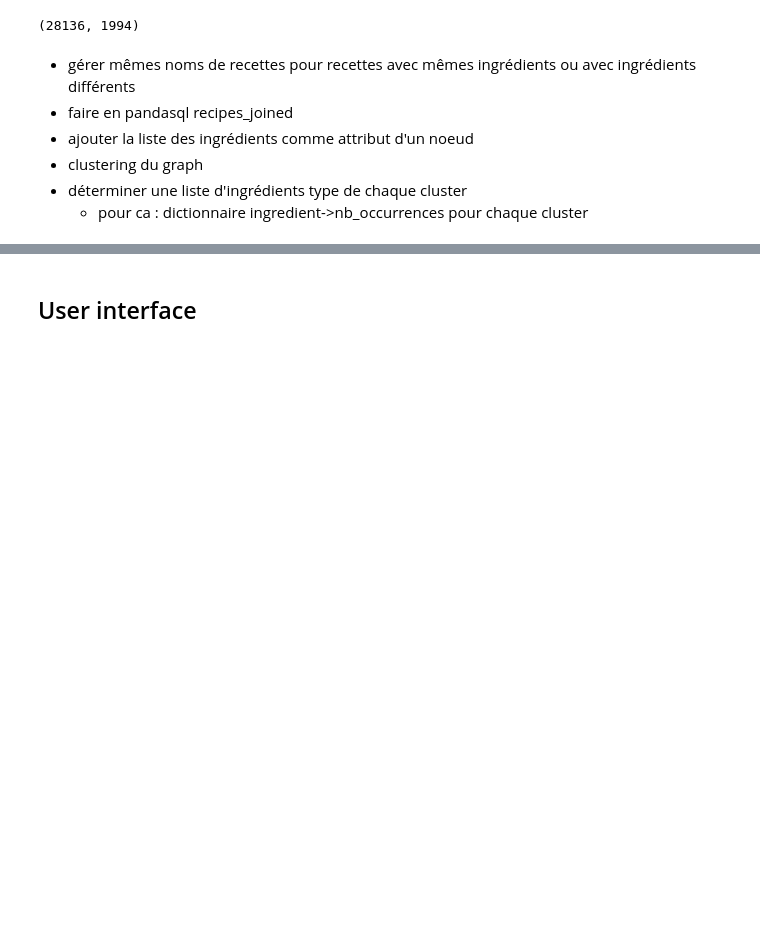
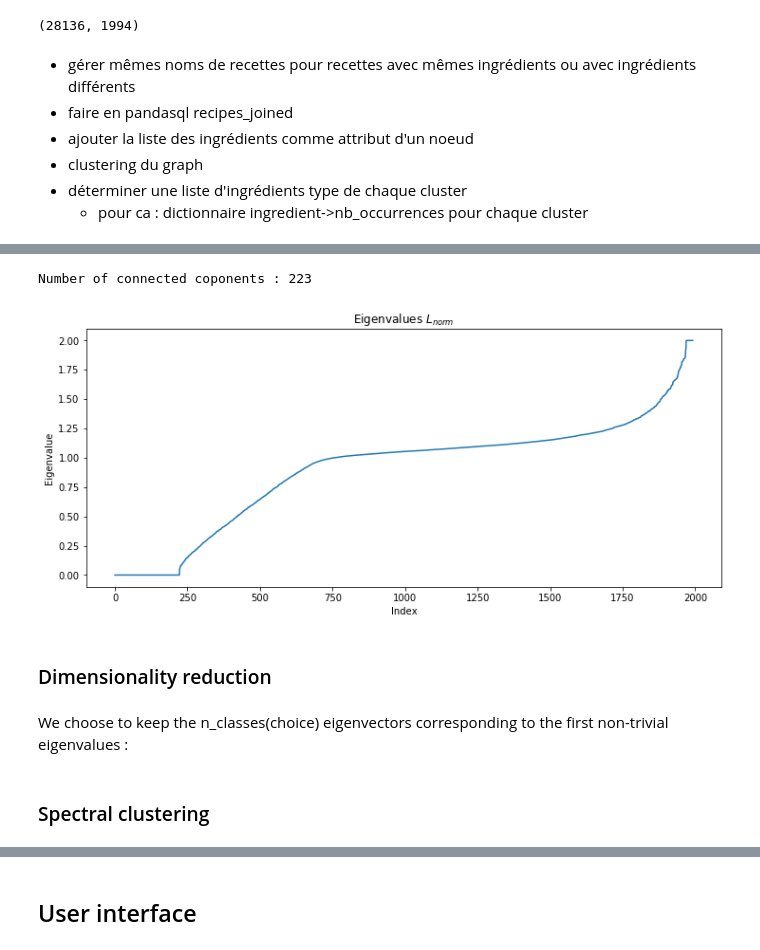
Before and after one commit to raphstrebel/ntds_project, a Jupyter notebook: project.ipynb, the cells around one changed output, grey strips where cells are left out. Saved outputs shown, nothing was run; the diff lists cells and outputs as text; code cells hidden in the pictures; blank space fills up the shorter version.

```diff
--- a/project.ipynb
+++ b/project.ipynb
@@ -579,0 +608,34 @@ clustering = SpectralClustering(n_clusters=nbClusters, assign_labels="discretize
+# %%
+from scipy.sparse.csgraph import laplacian
+from scipy.sparse.linalg import eigs
+
+#Compute normalized Laplacian (for sparse matrix)
+laplacian_norm = laplacian(adj, normed=True, return_diag=False, use_out_degree=False)
+
+#Compute eigenvectors and eigenvalues of the Laplacian (for sparse matrix)
+N=laplacian_norm.shape[0]-1
+lamb_norm, U_norm = eigs(laplacian_norm,k=N-1)
+# %%
+#As the output is in complex format, we have to convert it (but the imaginary part is zero)
+lamb_norm=np.real(lamb_norm)
+U_norm=np.real(U_norm)
+
+#We sort the eigenvalues and their corresponding eigenvectors by ascending order
+idx=np.argsort(lamb_norm)
+lamb_norm=lamb_norm[idx]
+
+#And we compute the number of connected components
+n_CC = np.count_nonzero(lamb_norm <= 1e-12)
+# %%
+print("Number of connected coponents :",n_CC)
+plt.figure(figsize=(12,5))
+plt.plot(lamb_norm)
+plt.xlabel('Index')
+plt.ylabel('Eigenvalue')
+plt.title('Eigenvalues $L_{norm}$')
+plt.show()
+# %% [output]
+Number of connected coponents : 223
+[figure, added]
+# %% [markdown]
+### Dimensionality reduction
@@ -579,0 +655,2 @@ clustering = SpectralClustering(n_clusters=nbClusters, assign_labels="discretize
+# %% [markdown]
+We choose to keep the n_classes(choice) eigenvectors corresponding to the first non-trivial eigenvalues :
@@ -579,0 +660,2 @@ clustering = SpectralClustering(n_clusters=nbClusters, assign_labels="discretize
+# %% [markdown]
+### Spectral clustering
```
Also changed, not shown: parts of 17 cells of this notebook.
